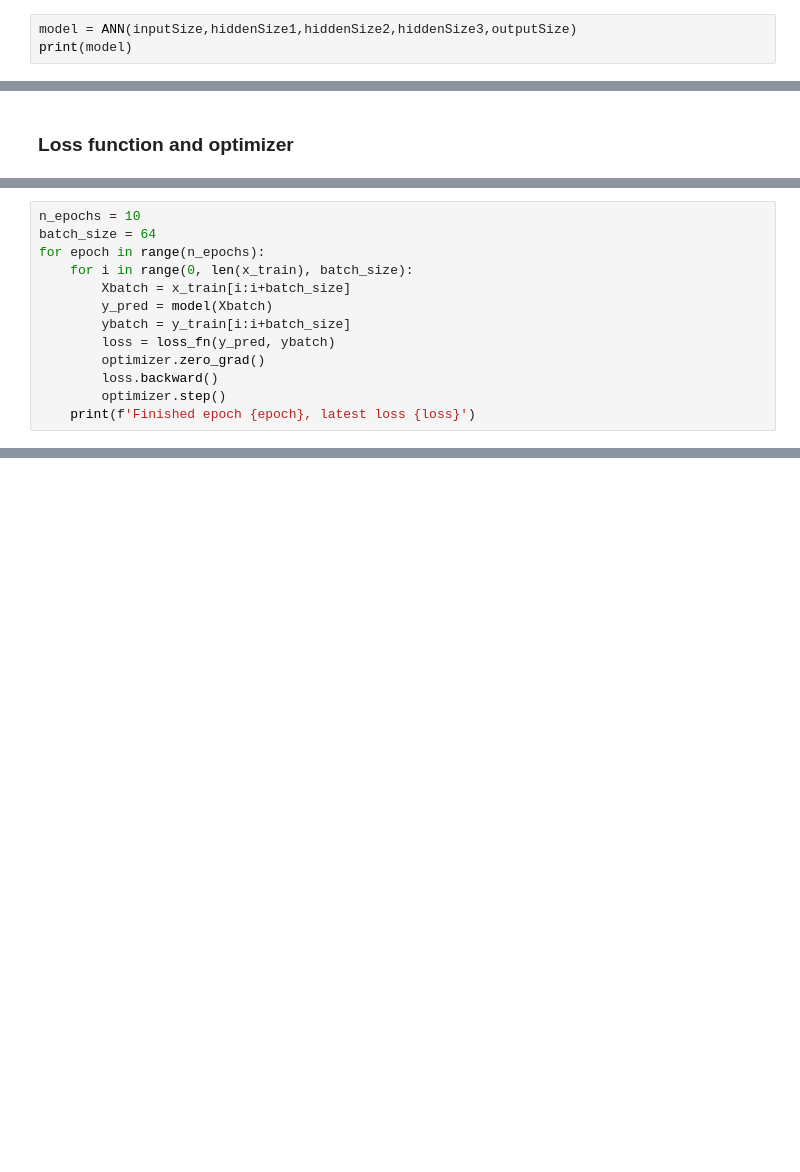
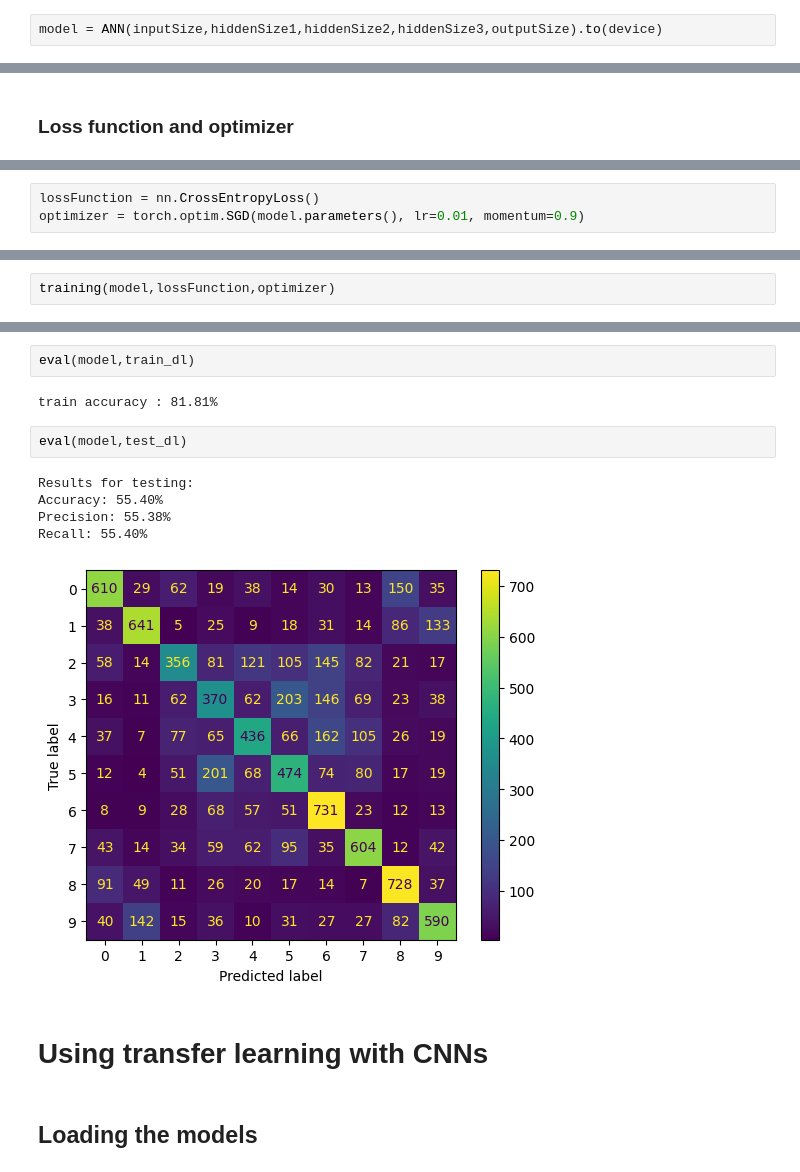
Before and after one commit to OssamaTammam/CCE359-Intro-to-ML, a Jupyter notebook: Assignment 2/Assignment_2.ipynb, the cells around one changed output, grey strips where cells are left out. Cells and saved outputs as stored; diff of their text form; blank space fills up the shorter version.

```diff
--- a/Assignment 2/Assignment_2.ipynb
+++ b/Assignment 2/Assignment_2.ipynb
@@ -81,5 +52,4 @@ class ANN(nn.Module):
 # %% [markdown]
 ### Calling the model with our correct data sizes
 # %%
-model = ANN(inputSize,hiddenSize1,hiddenSize2,hiddenSize3,outputSize)
-print(model)
+model = ANN(inputSize,hiddenSize1,hiddenSize2,hiddenSize3,outputSize).to(device)
@@ -100,0 +58,3 @@ trainLoader = DataLoader(trainSet, batch_size=64, shuffle=True)
+# %%
+lossFunction = nn.CrossEntropyLoss()
+optimizer = torch.optim.SGD(model.parameters(), lr=0.01, momentum=0.9)
@@ -103,13 +122,0 @@ trainLoader = DataLoader(trainSet, batch_size=64, shuffle=True)
-# %%
-n_epochs = 10
-batch_size = 64
-for epoch in range(n_epochs):
-    for i in range(0, len(x_train), batch_size):
-        Xbatch = x_train[i:i+batch_size]
-        y_pred = model(Xbatch)
-        ybatch = y_train[i:i+batch_size]
-        loss = loss_fn(y_pred, ybatch)
-        optimizer.zero_grad()
-        loss.backward()
-        optimizer.step()
-    print(f'Finished epoch {epoch}, latest loss {loss}')
@@ -117,0 +123,2 @@ RuntimeError: mat1 and mat2 shapes cannot be multiplied (65536x3 and 3072x4096)
+# %%
+training(model,lossFunction,optimizer)
@@ -117,0 +146,16 @@ RuntimeError: mat1 and mat2 shapes cannot be multiplied (65536x3 and 3072x4096)
+# %%
+eval(model,train_dl)
+# %% [output]
+train accuracy : 81.81%
+# %%
+eval(model,test_dl)
+# %% [output]
+Results for testing:
+Accuracy: 55.40%
+Precision: 55.38%
+Recall: 55.40%
+[figure, added]
+# %% [markdown]
+# Using transfer learning with CNNs
+# %% [markdown]
+## Loading the models
```
Also changed, not shown: parts of 18 cells of this notebook.
